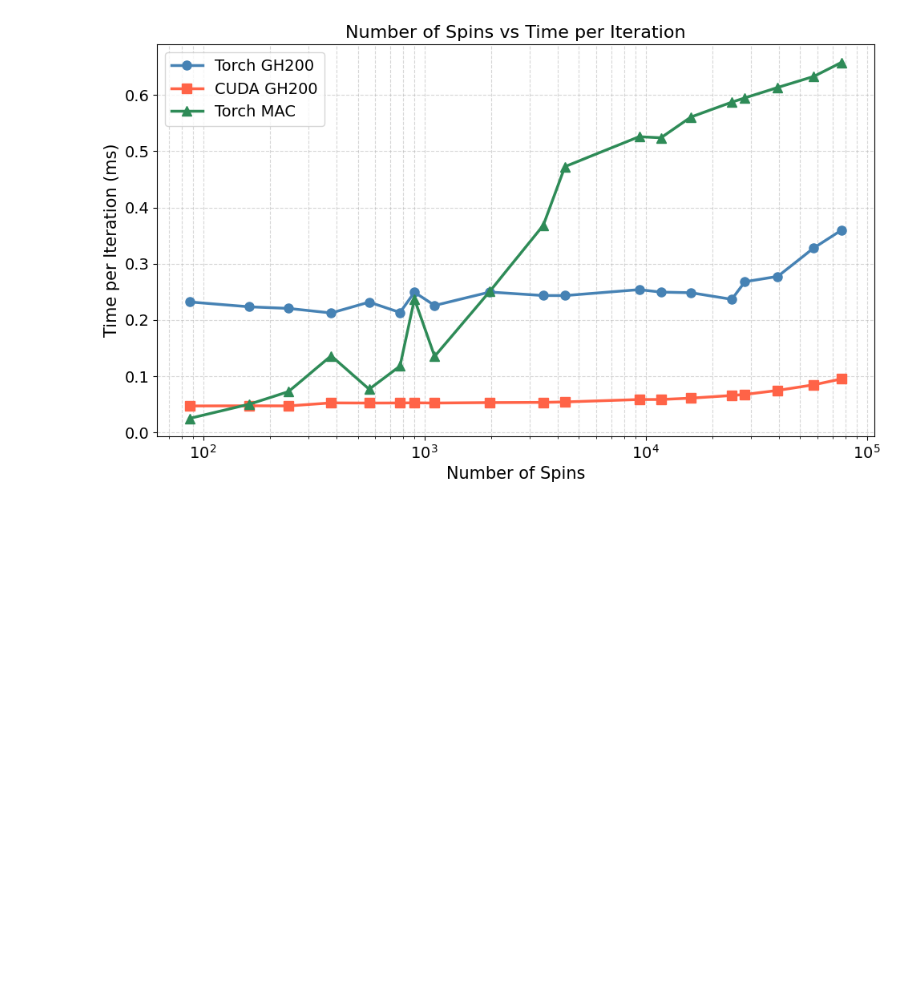
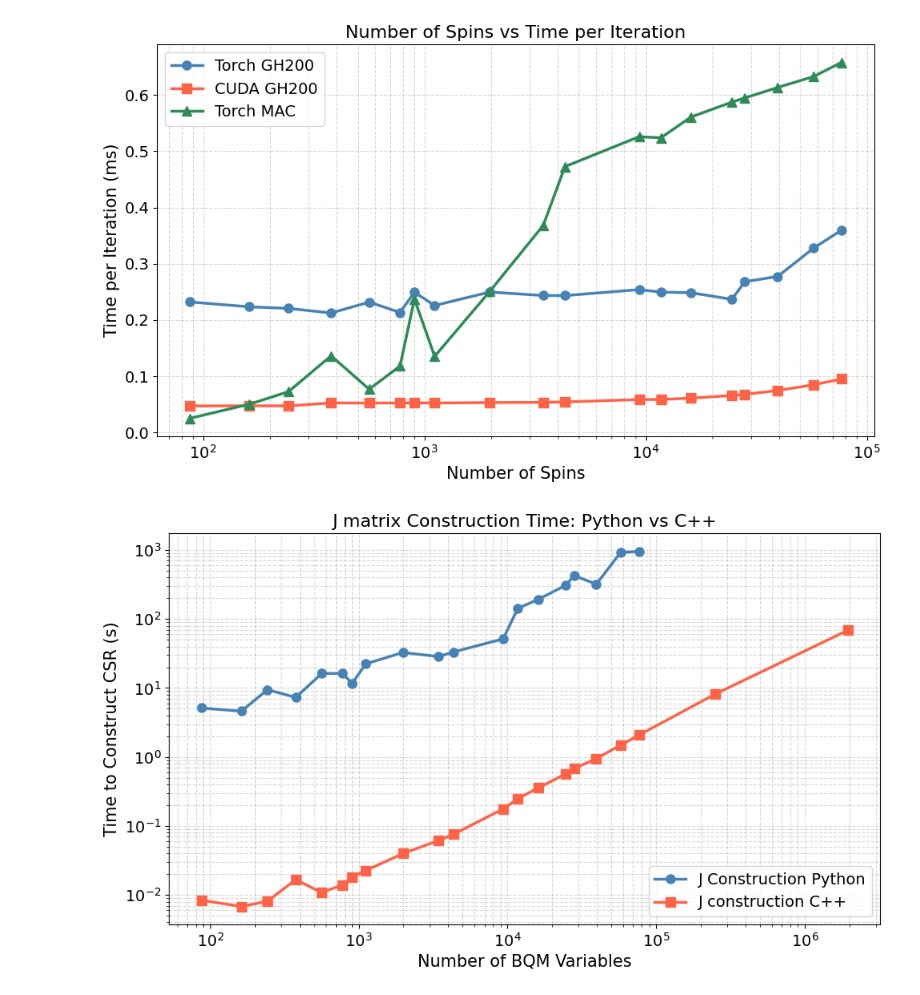
Before and after one commit to AdvithDesu/Digital_Annealer, a Jupyter notebook: Plotting shit.ipynb, the cells around one changed output. Saved outputs shown, nothing was run; the diff lists cells and outputs as text; code cells hidden in the pictures; blank space fills up the shorter version.

Commit message:
adding a timing plot for sympy vs cpp

```diff
--- a/Plotting shit.ipynb
+++ b/Plotting shit.ipynb
@@ -108,3 +108,58 @@ plt.savefig('spins_vs_time_per_iteration_for_mac_gh200.png', dpi=150)
 plt.show()
 # %% [output]
 [figure]
+# %%
+import matplotlib.pyplot as plt
+
+# Data
+x = [87, 162, 243, 376, 563, 776, 902, 1113, 1977, 3447, 4322,
+     9352, 11738, 16057, 24536, 28127, 39602, 57512, 76952,
+     248722, 1943124]
+
+y_python = [5.13, 4.61, 9.45, 7.3, 16.24, 16.24, 11.67, 22.38, 32.66,
+            28.56, 33.23, 51.53, 142.58, 192.04, 306.56, 425.72,
+            319.87, 915.13, 960.66]
+
+y_cpp = [0.0084, 0.0068, 0.0081, 0.0167, 0.0108, 0.014, 0.018, 0.0226,
+         0.0398, 0.0616, 0.0755, 0.1767, 0.2493, 0.3551, 0.5656,
+         0.6787, 0.9477, 1.4819, 2.0861, 8.1294, 68.459]
+
+# Match x for Python
+x_python = x[:len(y_python)]
+
+# Plot
+fig, ax = plt.subplots(figsize=(10, 6))
+
+ax.plot(x_python, y_python,
+        marker='o',
+        label='J Construction Python',
+        color='steelblue',
+        linewidth=2.5,
+        markersize=8)
+
+ax.plot(x, y_cpp,
+        marker='s',
+        label='J construction C++',
+        color='tomato',
+        linewidth=2.5,
+        markersize=8)
+
+# Log scales
+ax.set_xscale('log')
+ax.set_yscale('log')
+
+# Labels and title
+ax.set_xlabel('Number of BQM Variables', fontsize=15)
+ax.set_ylabel('Time to Construct CSR (s)', fontsize=15)
+ax.set_title('J matrix Construction Time: Python vs C++', fontsize=16)
+
+# Styling
+ax.legend(fontsize=14, loc='lower right')
+ax.tick_params(axis='both', labelsize=14)
+ax.grid(True, which='both', linestyle='--', alpha=0.5)
+
+plt.tight_layout()
+plt.savefig('csr_construction_loglog.png', dpi=150)
+plt.show()
+# %% [output]
+[figure, added]
```
